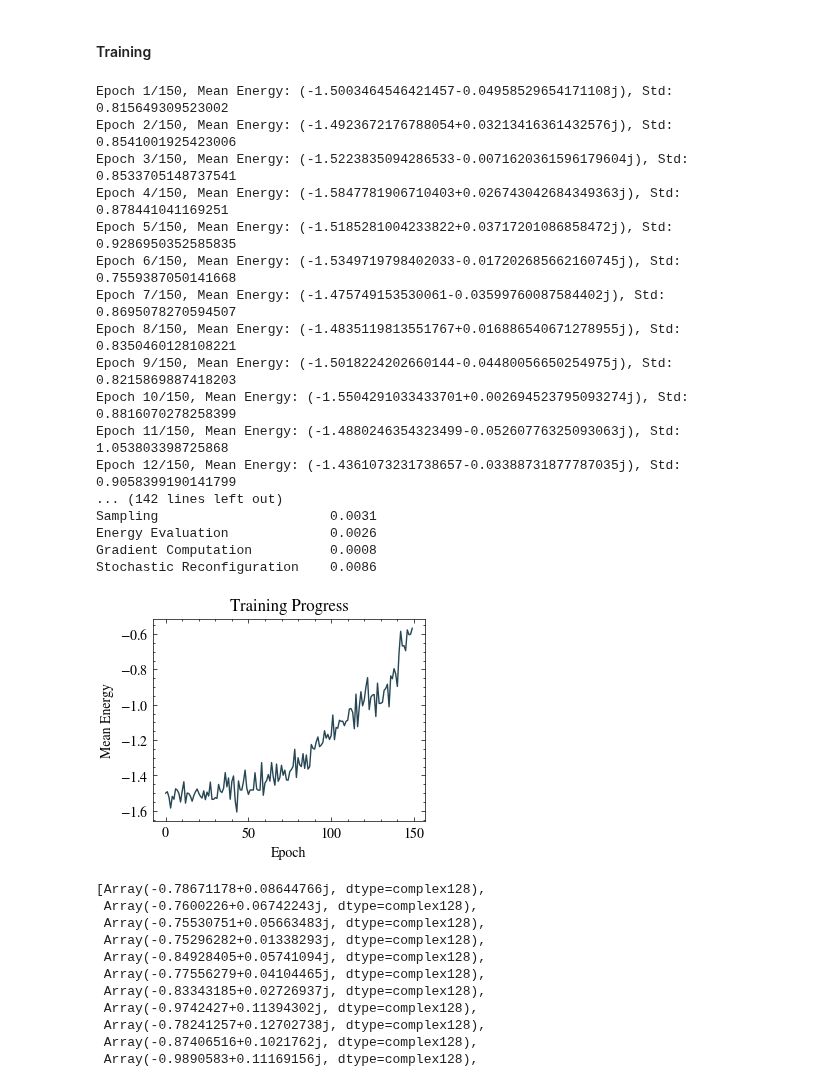
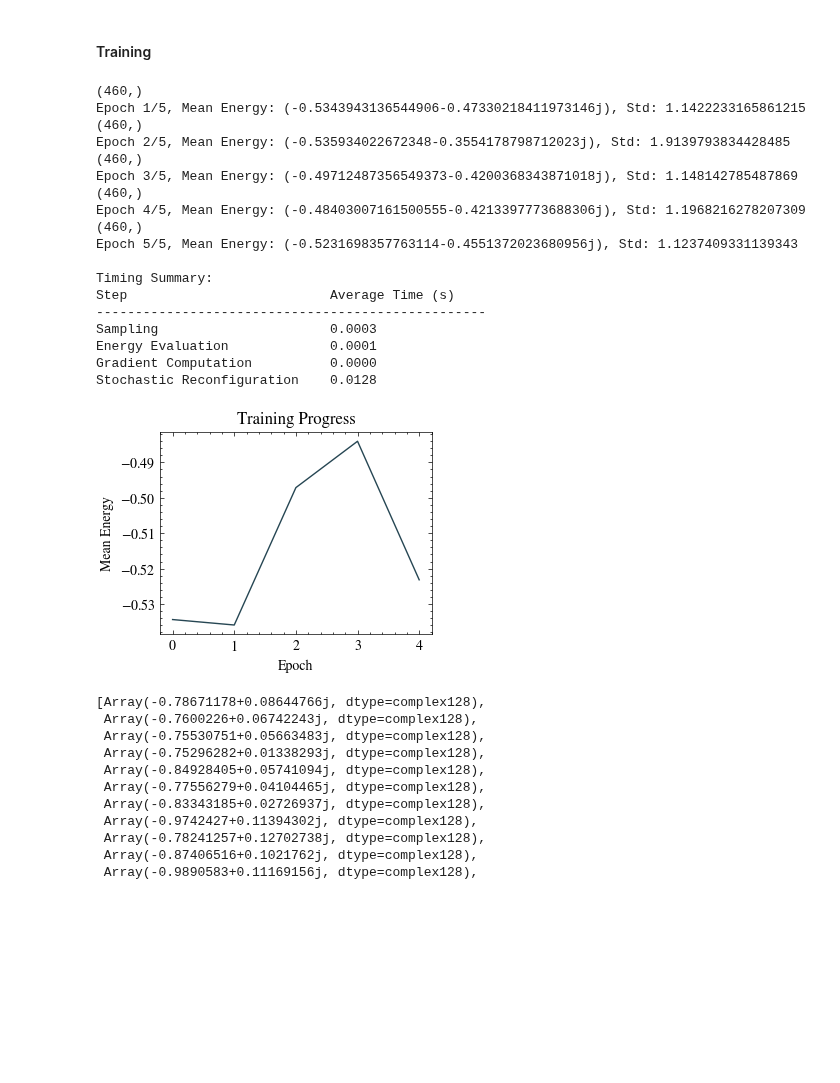
Before and after one commit to makskliczkowski/QuantumEigenSolver, a Jupyter notebook: Python/QES/tests.ipynb, the cells around one changed output. Drawn from its saved outputs; the diff is of its cells as text; code cells hidden in the pictures; blank space fills up the shorter version.

```diff
--- a/Python/QES/tests.ipynb
+++ b/Python/QES/tests.ipynb
@@ -2022,7 +2055,7 @@ import numpy as np
 
 # try to train the network
 
-n_epo       =       150
+n_epo       =       5
 batch_size  =       10
 num_samples =       50
 num_chains  =       1
@@ -2064,6 +2097,7 @@ for i in range(n_epo):
     start_time      =       time.time()
     sr.set_values(loss=v, derivatives=grad, mean_loss=means, mean_deriv=None, calculate_s=True, use_minsr=False)
     f               =       sr.forces
+    print(f.shape)
     s               =       sr.covariance_matrix
     s_inv           =       jnp.linalg.pinv(s, rtol=1e-5)
     df              =       -lr * jnp.dot(s_inv, f)
@@ -2076,51 +2110,52 @@ for i in range(n_epo):
     # Update the network parameters
     nqs.update_parameters(df)
 
     if np.isnan(means):
         print("NaN detected, stopping training")
         break
     print(f"Epoch {i + 1}/{n_epo}, Mean Energy: {means}, Std: {stds}")
     history.append(means)
 
 # Calculate averages
 avg_sampling_time = np.mean(sampling_times)
 avg_evaluation_time = np.mean(evaluation_times)
 avg_gradient_time = np.mean(gradient_times)
 avg_reconfiguration_time = np.mean(reconfiguration_times)
 
 # Print timings as a table
 print("\nTiming Summary:")
 print(f"{'Step':<30}{'Average Time (s)':<20}")
 print(f"{'-'*50}")
 print(f"{'Sampling':<30}{avg_sampling_time:<20.4f}")
 print(f"{'Energy Evaluation':<30}{avg_evaluation_time:<20.4f}")
 print(f"{'Gradient Computation':<30}{avg_gradient_time:<20.4f}")
 print(f"{'Stochastic Reconfiguration':<30}{avg_reconfiguration_time:<20.4f}")
 
 plt.plot(history)
 plt.xlabel("Epoch")
 plt.ylabel("Mean Energy")
 plt.title("Training Progress")
 plt.show()
 # %% [output]
-Epoch 1/150, Mean Energy: (-1.5003464546421457-0.04958529654171108j), Std: 0.815649309523002
-Epoch 2/150, Mean Energy: (-1.4923672176788054+0.03213416361432576j), Std: 0.8541001925423006
-Epoch 3/150, Mean Energy: (-1.5223835094286533-0.0071620361596179604j), Std: 0.8533705148737541
-Epoch 4/150, Mean Energy: (-1.5847781906710403+0.026743042684349363j), Std: 0.878441041169251
-Epoch 5/150, Mean Energy: (-1.5185281004233822+0.03717201086858472j), Std: 0.9286950352585835
-Epoch 6/150, Mean Energy: (-1.5349719798402033-0.017202685662160745j), Std: 0.7559387050141668
-Epoch 7/150, Mean Energy: (-1.475749153530061-0.03599760087584402j), Std: 0.8695078270594507
-Epoch 8/150, Mean Energy: (-1.4835119813551767+0.016886540671278955j), Std: 0.8350460128108221
-Epoch 9/150, Mean Energy: (-1.5018224202660144-0.04480056650254975j), Std: 0.8215869887418203
-Epoch 10/150, Mean Energy: (-1.5504291033433701+0.002694523795093274j), Std: 0.8816070278258399
-Epoch 11/150, Mean Energy: (-1.4880246354323499-0.05260776325093063j), Std: 1.053803398725868
-Epoch 12/150, Mean Energy: (-1.4361073231738657-0.03388731877787035j), Std: 0.9058399190141799
-... (142 lines left out)
-Sampling                      0.0031
-Energy Evaluation             0.0026
-Gradient Computation          0.0008
-Stochastic Reconfiguration    0.0086
+(460,)
+Epoch 1/5, Mean Energy: (-0.5343943136544906-0.47330218411973146j), Std: 1.1422233165861215
+(460,)
+Epoch 2/5, Mean Energy: (-0.535934022672348-0.3554178798712023j), Std: 1.9139793834428485
+(460,)
+Epoch 3/5, Mean Energy: (-0.49712487356549373-0.4200368343871018j), Std: 1.148142785487869
+(460,)
+Epoch 4/5, Mean Energy: (-0.48403007161500555-0.4213397773688306j), Std: 1.1968216278207309
+(460,)
+Epoch 5/5, Mean Energy: (-0.5231698357763114-0.4551372023680956j), Std: 1.1237409331139343
+
+Timing Summary:
+Step                          Average Time (s)
+--------------------------------------------------
+Sampling                      0.0003
+Energy Evaluation             0.0001
+Gradient Computation          0.0000
+Stochastic Reconfiguration    0.0128
-[figure, old version]
+[figure, new version]
 # %%
 history
 # %% [output]
```
Also changed, not shown: parts of 5 cells of this notebook, 4 other files.
